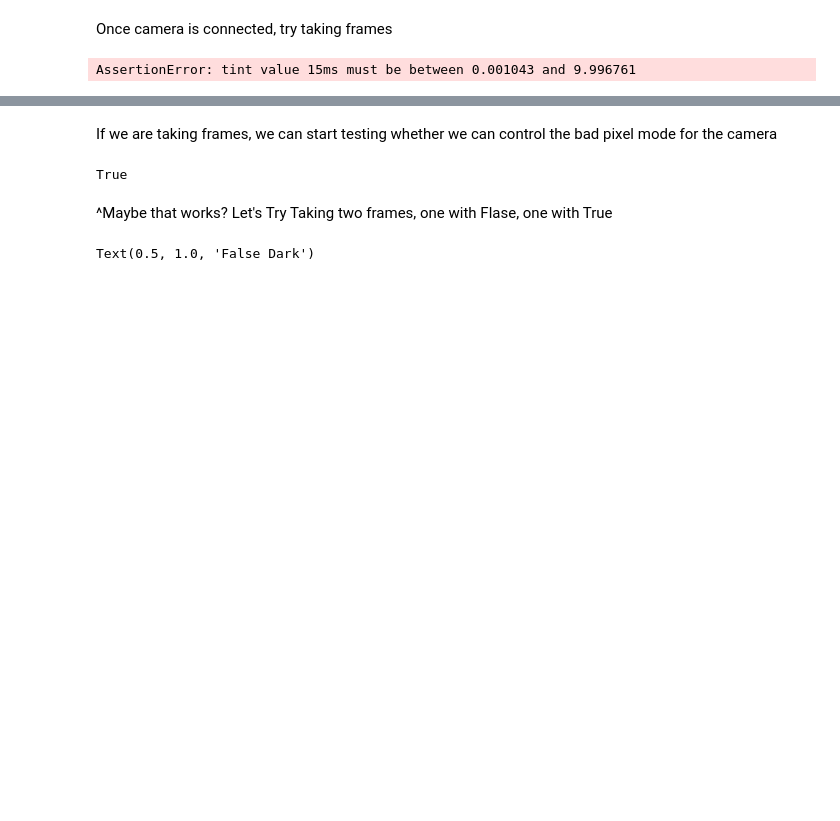
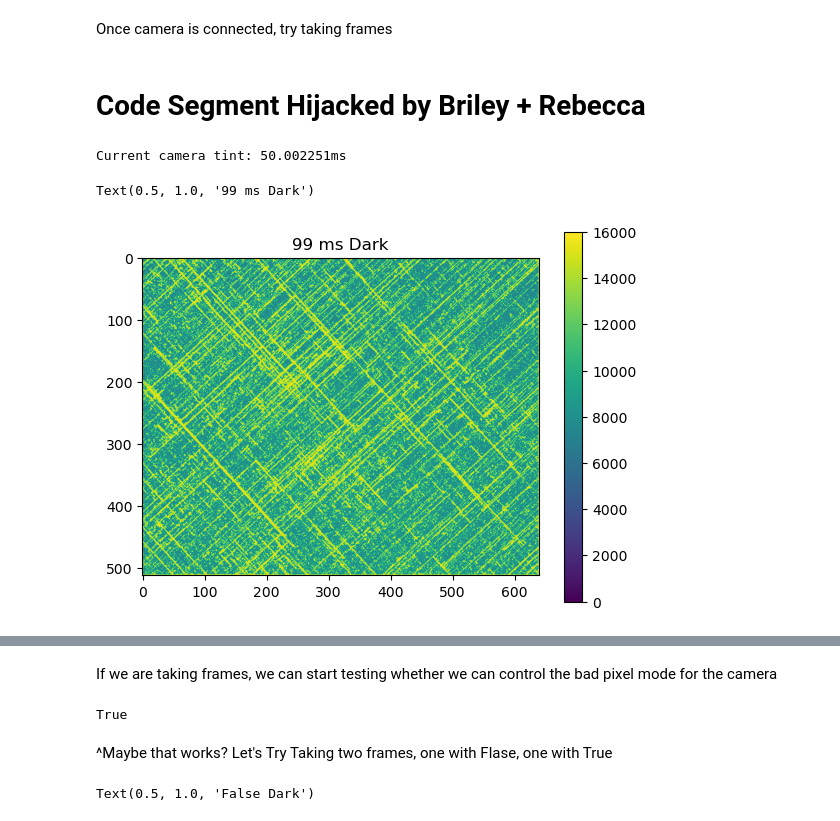
Before and after one commit to UCSB-Exoplanet-Polarimetry-Lab/derp_control, a Jupyter notebook: bad_pix_testing.ipynb, the cells around one changed output, grey strips where cells are left out. Saved outputs shown, nothing was run; the diff lists cells and outputs as text; code cells hidden in the pictures; blank space fills up the shorter version.

```diff
--- a/bad_pix_testing.ipynb
+++ b/bad_pix_testing.ipynb
@@ -16,19 +32,23 @@ AssertionError: Error while setting camera
 # %% [markdown]
 Once camera is connected, try taking frames
+# %% [markdown]
+# Code Segment Hijacked by Briley + Rebecca
 # %%
 #set camera parameters
-cam.tint = 15
-cam.fps  = 100
-cam.conversion_gain = 'low'
+cam.fps  = 15
+cam.tint =50
+cam.conversion_gain = 'lo'
 
 # taking a handful of dark frames and showing the average image
-n_frames = 1
+n_frames = 10
 drk_test = cam.take_median_image(n_frames)
 
 # plotting
 plt.figure(0)
 plt.imshow(drk_test, vmin = 0, vmax = 16000)
 plt.colorbar()
-plt.title('1 ms Dark')
+plt.title('99 ms Dark')
 # %% [output]
-AssertionError: tint value 15ms must be between 0.001043 and 9.996761
+Current camera tint: 50.002251ms
+Text(0.5, 1.0, '99 ms Dark')
+[figure, added]
```
Also changed, not shown: parts of 8 cells of this notebook, 1 other file.
